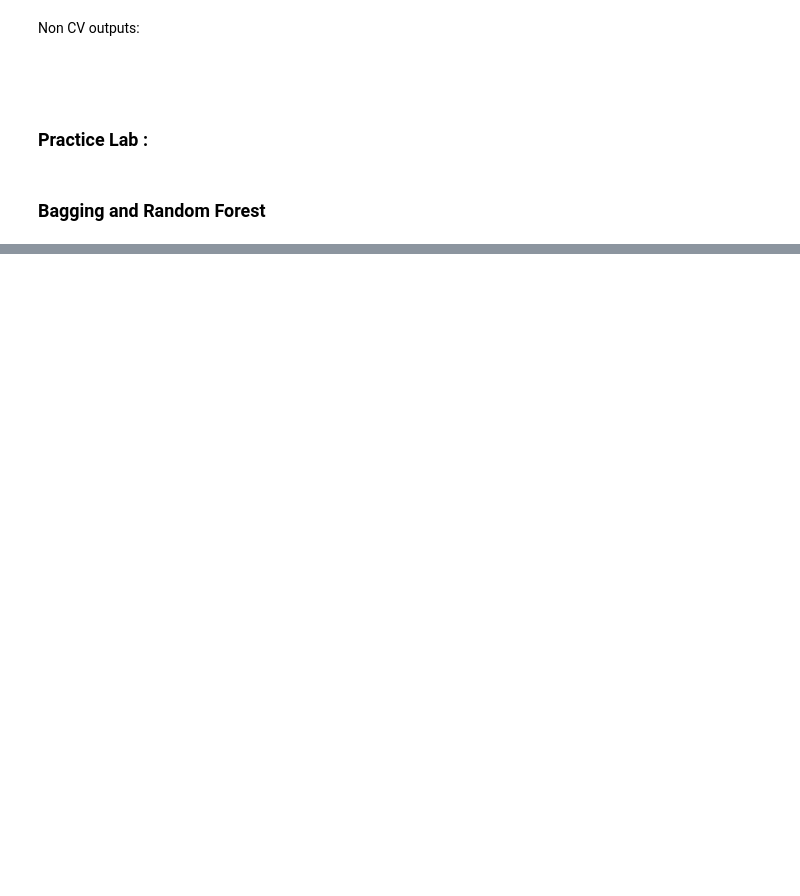
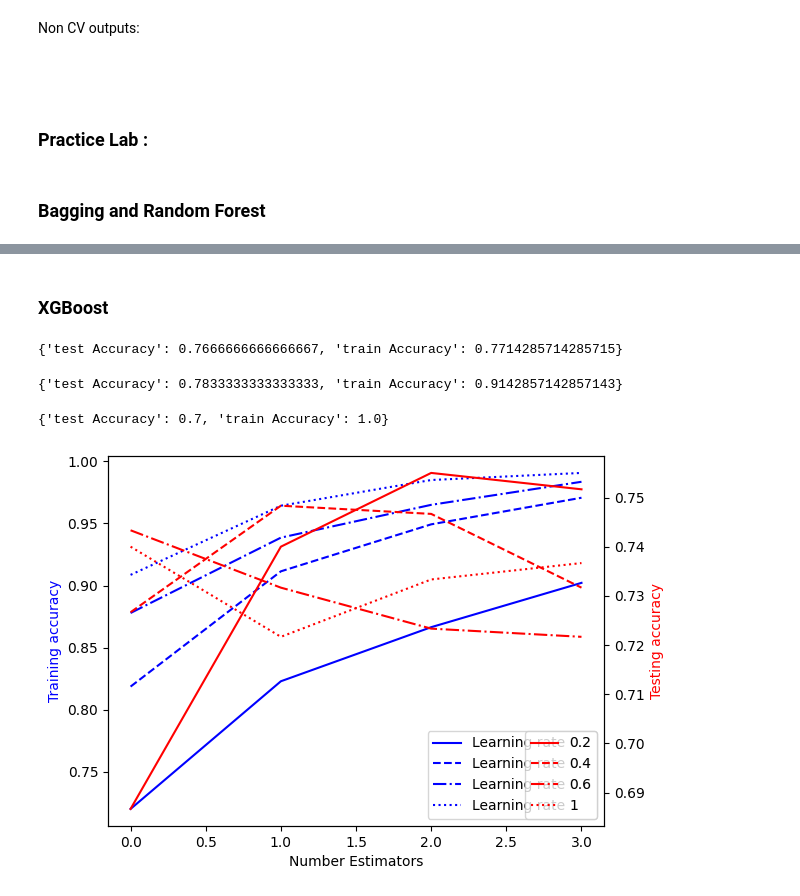
Before and after one commit to batspike/ML-Projects-and-Tutorials, a Jupyter notebook: IBM_Machine_Learning/03_SupervisedMachineLearning_Classification/sandbox.ipynb, the cells around one changed output, grey strips where cells are left out. Drawn from its saved outputs; the diff is of its cells as text; code cells hidden in the pictures; blank space fills up the shorter version.

Commit message:
Completed Module 5 Ensemble Models

```diff
--- a/IBM_Machine_Learning/03_SupervisedMachineLearning_Classification/sandbox.ipynb
+++ b/IBM_Machine_Learning/03_SupervisedMachineLearning_Classification/sandbox.ipynb
@@ -751,0 +879,5 @@ rf_oob_df
+# %%
+from sklearn import metrics
+
+def get_accuracy(X_train, X_test, y_train, y_test, model):
+    return  {"test Accuracy":metrics.accuracy_score(y_test, model.predict(X_test)),"train Accuracy": metrics.accuracy_score(y_train, model.predict(X_train))}
@@ -751,0 +898,2 @@ rf_oob_df
+# %% [markdown]
+### XGBoost
@@ -751,0 +941,52 @@ rf_oob_df
+# %%
+import pandas as pd
+import pylab as plt
+import numpy as np
+import scipy.optimize as opt
+from sklearn import preprocessing
+import matplotlib.pyplot as plt
+from sklearn import metrics
+from sklearn.tree import DecisionTreeRegressor
+from sklearn.model_selection import train_test_split
+from xgboost import XGBClassifier
+from tqdm import tqdm
+
+churn_df = pd.read_csv("data/ChurnData.csv")
+churn_df = churn_df[['tenure', 'age', 'address', 'income', 'ed', 'employ', 'equip',   'callcard', 'wireless','churn']]
+churn_df['churn'] = churn_df['churn'].astype('int')
+
+X = churn_df[['tenure', 'age', 'address', 'income', 'ed', 'employ', 'equip']]
+y = churn_df['churn']
+
+X_train, X_test, y_train, y_test = train_test_split( X, y, test_size=0.3, random_state=1)
+
+n_estimators = 5
+random_state = 0
+objective = 'binary:logistic'
+learning_rate = 0.1
+
+model = XGBClassifier(objective=objective, learning_rate=learning_rate, n_estimators=n_estimators, eval_metric='mlogloss')
+model.fit(X_train, y_train)
+y_pred = model.predict(X_test)
+
+print(get_accuracy(X_train, X_test, y_train, y_test,  model))
+# %% [output]
+{'test Accuracy': 0.7666666666666667, 'train Accuracy': 0.7714285714285715}
+# %%
+learning_rate = 0.3
+model = XGBClassifier(objective=objective, learning_rate=learning_rate, n_estimators=n_estimators)
+model.fit(X_train, y_train)
+print(get_accuracy(X_train, X_test, y_train, y_test,  model))
+# %% [output]
+{'test Accuracy': 0.7833333333333333, 'train Accuracy': 0.9142857142857143}
+# %%
+n_estimators = 100
+model = XGBClassifier(objective=objective, learning_rate=learning_rate, n_estimators=n_estimators)
+model.fit(X_train, y_train)
+print(get_accuracy(X_train, X_test, y_train, y_test,  model))
+# %% [output]
+{'test Accuracy': 0.7, 'train Accuracy': 1.0}
+# %%
+get_accuracy_boost(X, y, title="Training and Test Accuracy vs Weak Classifiers", times=10, xlabel='Number Estimators', n_est = 10)
+# %% [output]
+[figure, added]
```
Also changed, not shown: parts of 13 cells of this notebook, 12 other files.
